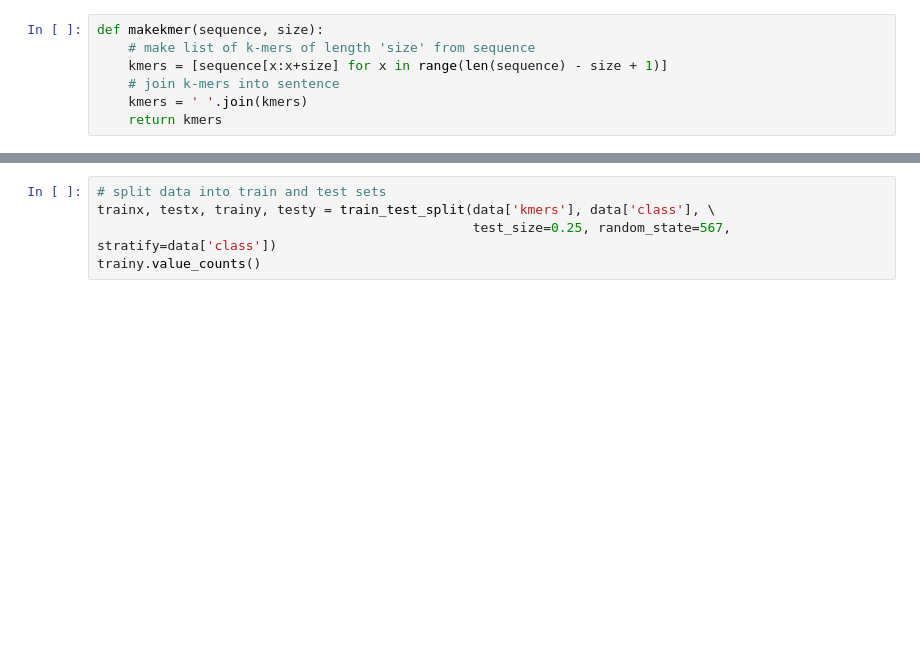
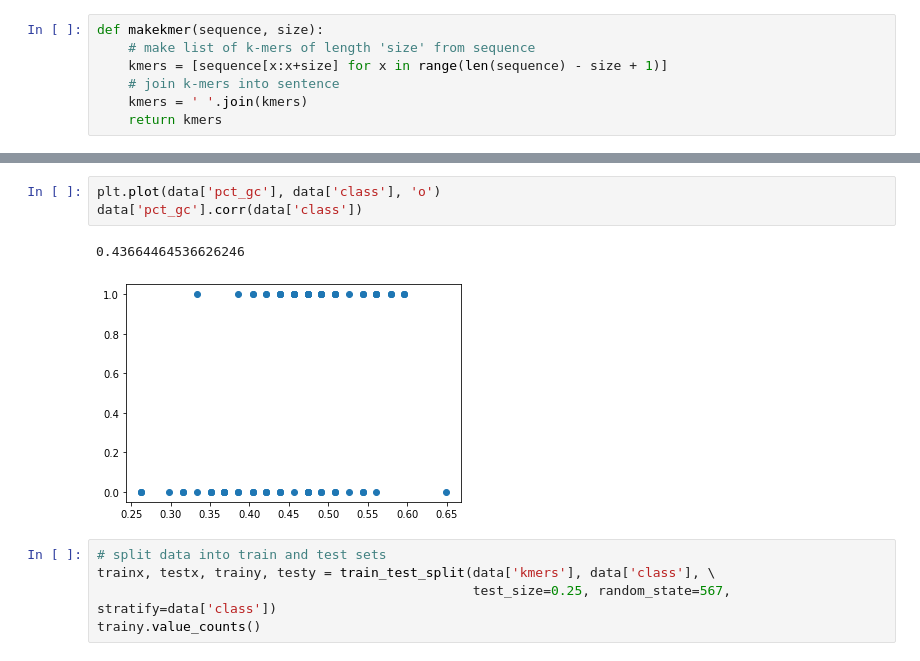
Before and after one commit to assayer5/ecolipromoter, a Jupyter notebook: promoter_seq_classif.ipynb, the cells around one changed output, grey strips where cells are left out. Saved outputs shown, nothing was run; the diff lists cells and outputs as text; blank space fills up the shorter version.

```diff
--- a/promoter_seq_classif.ipynb
+++ b/promoter_seq_classif.ipynb
@@ -82,3 +93,9 @@ classes:  ['+' '-']
+# %%
+plt.plot(data['pct_gc'], data['class'], 'o')
+data['pct_gc'].corr(data['class'])
+# %% [output]
+0.43664464536626246
+[figure, added]
 # %%
 # split data into train and test sets
 trainx, testx, trainy, testy = train_test_split(data['kmers'], data['class'], \
```
Also changed, not shown: parts of 14 cells of this notebook.
